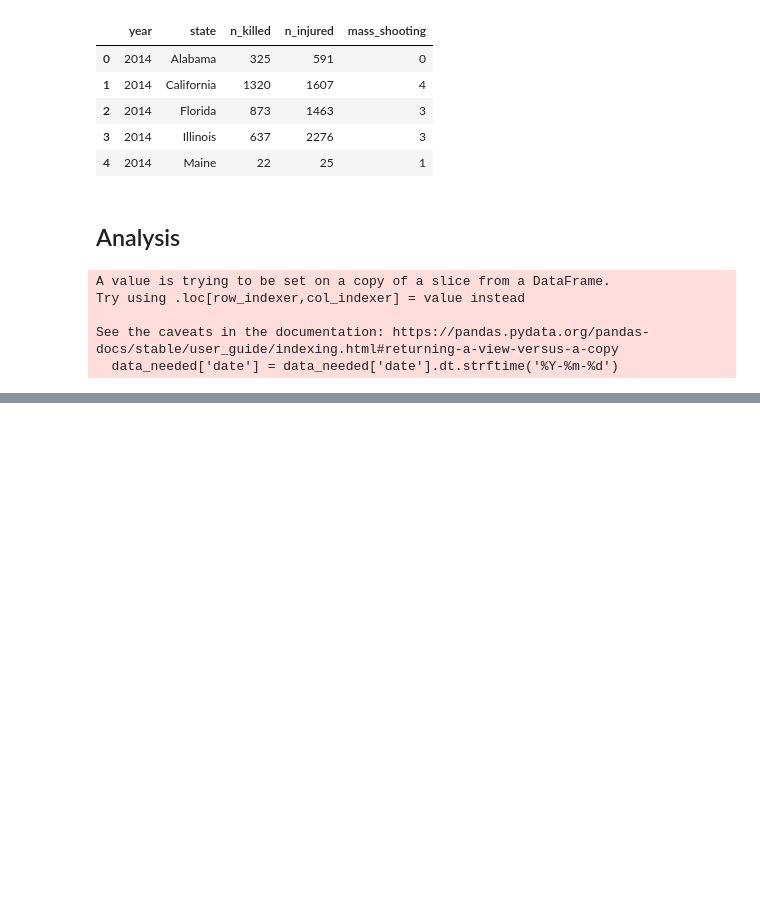
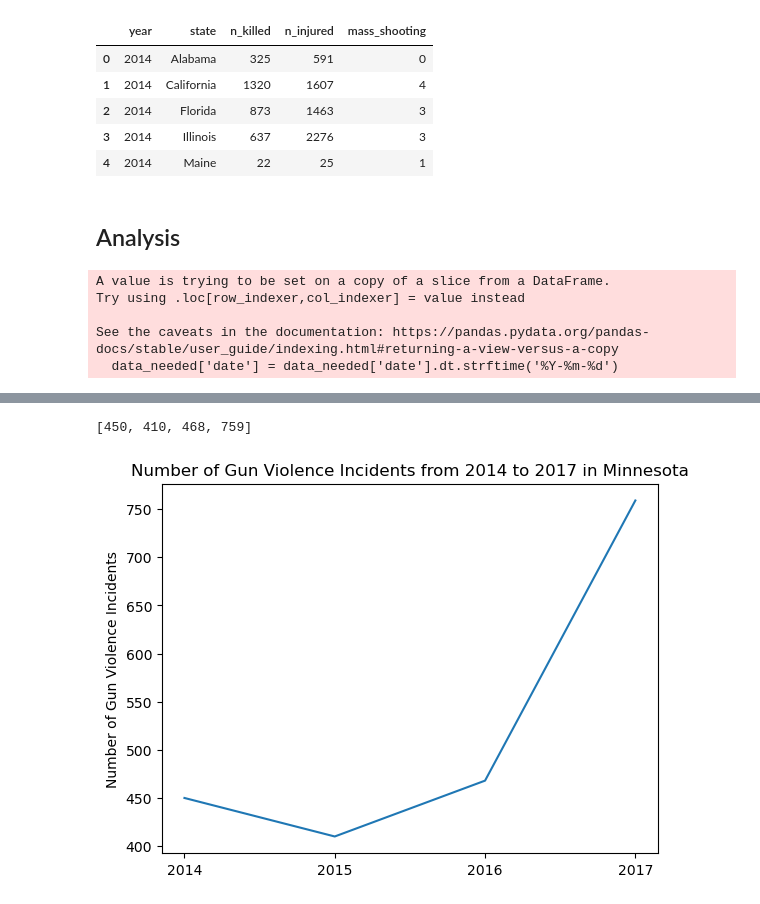
Before and after one commit to LanNguyen135/Project3, a Jupyter notebook: main.ipynb, the cells around one changed output, grey strips where cells are left out. Cells and saved outputs as stored; diff of their text form; code cells hidden in the pictures; blank space fills up the shorter version.

```diff
--- a/main.ipynb
+++ b/main.ipynb
@@ -225,3 +227,9 @@ See the caveats in the documentation: https://pandas.pydata.org/pandas-docs/stab
   data_needed['date'] = data_needed['date'].dt.strftime('%Y-%m-%d')
 # %%
 data_needed.to_json(r'static\data\complete_data.json', orient='records')
+# %%
+incident_df = data_needed.groupby(['year', 'state']).agg({
+    'incident_id':'count'
+}).reset_index()
+
+incident_df
@@ -227,0 +256,39 @@ data_needed.to_json(r'static\data\complete_data.json', orient='records')
+# %%
+year = ["2014", "2015", "2016", "2017"]
+Minnesota = []
+Alabama = []
+California = []
+Florida = []
+Illinois = []
+Maine = []
+NY = []
+Oregon = []
+incident_df = pd.DataFrame(incident_df)
+for index, row in incident_df.iterrows():
+    if row.state == "Minnesota":
+        Minnesota.append(row.incident_id)
+    elif row.state == "Alabama":
+        Alabama.append(row.incident_id)
+    elif row.state == "California":
+        California.append(row.incident_id)
+    elif row.state == "Florida":
+        Florida.append(row.incident_id)
+    elif row.state == "Illinois":
+        Illinois.append(row.incident_id)
+    elif row.state == "Maine":
+        Maine.append(row.incident_id)
+    elif row.state == "Oregon":
+        Oregon.append(row.incident_id)
+    else:
+        NY.append(row.incident_id)
+print(Minnesota)
+# %% [output]
+[450, 410, 468, 759]
+# %%
+plt.plot(year, Minnesota, label = "Minnesota")
+plt.title("Number of Gun Violence Incidents from 2014 to 2017 in Minnesota")
+plt.ylabel("Number of Gun Violence Incidents")
+plt.savefig("Output/gunViolenceMN.jpg")
+plt.show()
+# %% [output]
+[figure, added]
```
Also changed, not shown: parts of 5 cells of this notebook, 9 other files.
